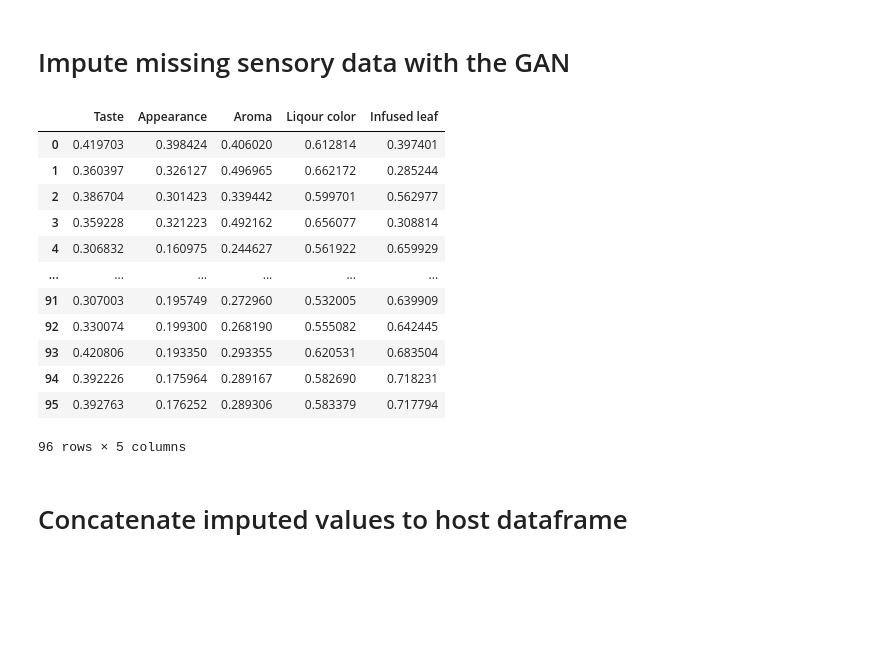
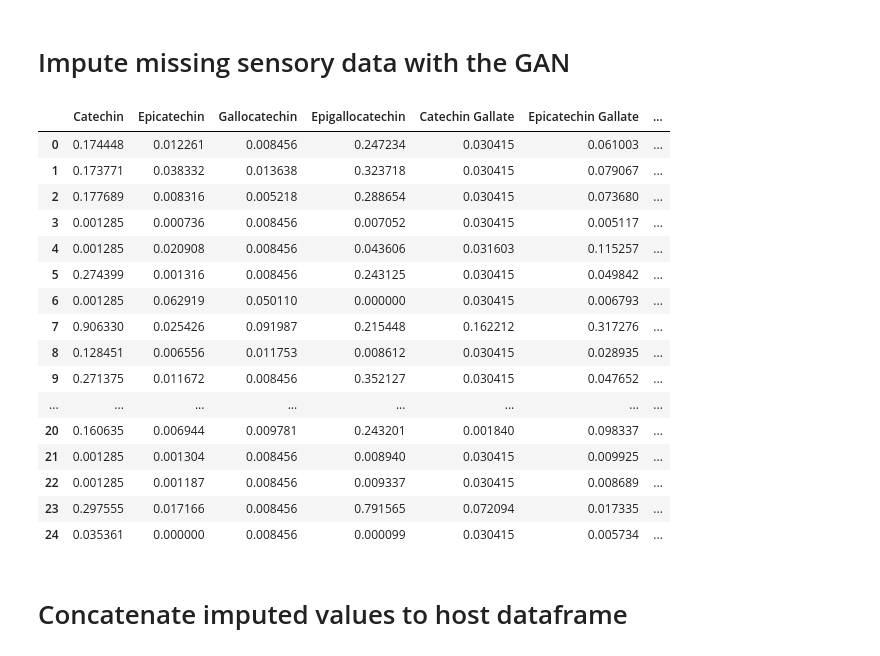
Before and after one commit to TahlonBrahic/Green-Tea-Sensory-Evaluation-With-GANs, a Jupyter notebook: source/main.ipynb, the cells around one changed output. Cells and saved outputs as stored; diff of their text form; code cells hidden in the pictures; blank space fills up the shorter version.

```diff
--- a/source/main.ipynb
+++ b/source/main.ipynb
@@ -613,19 +613,23 @@ generator.eval()
 with torch.no_grad():
     imputed_sensory_data_train = pd.DataFrame(generator(train_data_to_impute.float()).numpy(), columns=sensory_evaluations)
     imputed_sensory_data_test = pd.DataFrame(generator(test_data_to_impute.float()).numpy(), columns=sensory_evaluations)
-# %%
-imputed_sensory_data_train # Note, index is not right not simply concat on axis=1
-# %% [output]
-|  | Taste | Appearance | Aroma | Liqour color | Infused leaf |
-| 0 | 0.419703 | 0.398424 | 0.406020 | 0.612814 | 0.397401 |
-| 1 | 0.360397 | 0.326127 | 0.496965 | 0.662172 | 0.285244 |
-| 2 | 0.386704 | 0.301423 | 0.339442 | 0.599701 | 0.562977 |
-| 3 | 0.359228 | 0.321223 | 0.492162 | 0.656077 | 0.308814 |
-| 4 | 0.306832 | 0.160975 | 0.244627 | 0.561922 | 0.659929 |
-| ... | ... | ... | ... | ... | ... |
-| 91 | 0.307003 | 0.195749 | 0.272960 | 0.532005 | 0.639909 |
-| 92 | 0.330074 | 0.199300 | 0.268190 | 0.555082 | 0.642445 |
-| 93 | 0.420806 | 0.193350 | 0.293355 | 0.620531 | 0.683504 |
-| 94 | 0.392226 | 0.175964 | 0.289167 | 0.582690 | 0.718231 |
-| 95 | 0.392763 | 0.176252 | 0.289306 | 0.583379 | 0.717794 |
-96 rows × 5 columns
+# %%
+pd.DataFrame(test_data_to_impute, columns=chemicals)
+# %% [output]
+|  | Catechin | Epicatechin | Gallocatechin | Epigallocatechin | Catechin Gallate | Epicatechin Gallate | ... |
+| 0 | 0.174448 | 0.012261 | 0.008456 | 0.247234 | 0.030415 | 0.061003 | ... |
+| 1 | 0.173771 | 0.038332 | 0.013638 | 0.323718 | 0.030415 | 0.079067 | ... |
+| 2 | 0.177689 | 0.008316 | 0.005218 | 0.288654 | 0.030415 | 0.073680 | ... |
+| 3 | 0.001285 | 0.000736 | 0.008456 | 0.007052 | 0.030415 | 0.005117 | ... |
+| 4 | 0.001285 | 0.020908 | 0.008456 | 0.043606 | 0.031603 | 0.115257 | ... |
+| 5 | 0.274399 | 0.001316 | 0.008456 | 0.243125 | 0.030415 | 0.049842 | ... |
+| 6 | 0.001285 | 0.062919 | 0.050110 | 0.000000 | 0.030415 | 0.006793 | ... |
+| 7 | 0.906330 | 0.025426 | 0.091987 | 0.215448 | 0.162212 | 0.317276 | ... |
+| 8 | 0.128451 | 0.006556 | 0.011753 | 0.008612 | 0.030415 | 0.028935 | ... |
+| 9 | 0.271375 | 0.011672 | 0.008456 | 0.352127 | 0.030415 | 0.047652 | ... |
+| ... | ... | ... | ... | ... | ... | ... | ... |
+| 20 | 0.160635 | 0.006944 | 0.009781 | 0.243201 | 0.001840 | 0.098337 | ... |
+| 21 | 0.001285 | 0.001304 | 0.008456 | 0.008940 | 0.030415 | 0.009925 | ... |
+| 22 | 0.001285 | 0.001187 | 0.008456 | 0.009337 | 0.030415 | 0.008689 | ... |
+| 23 | 0.297555 | 0.017166 | 0.008456 | 0.791565 | 0.072094 | 0.017335 | ... |
+| 24 | 0.035361 | 0.000000 | 0.008456 | 0.000099 | 0.030415 | 0.005734 | ... |
```
Also changed, not shown: parts of 8 cells of this notebook.
